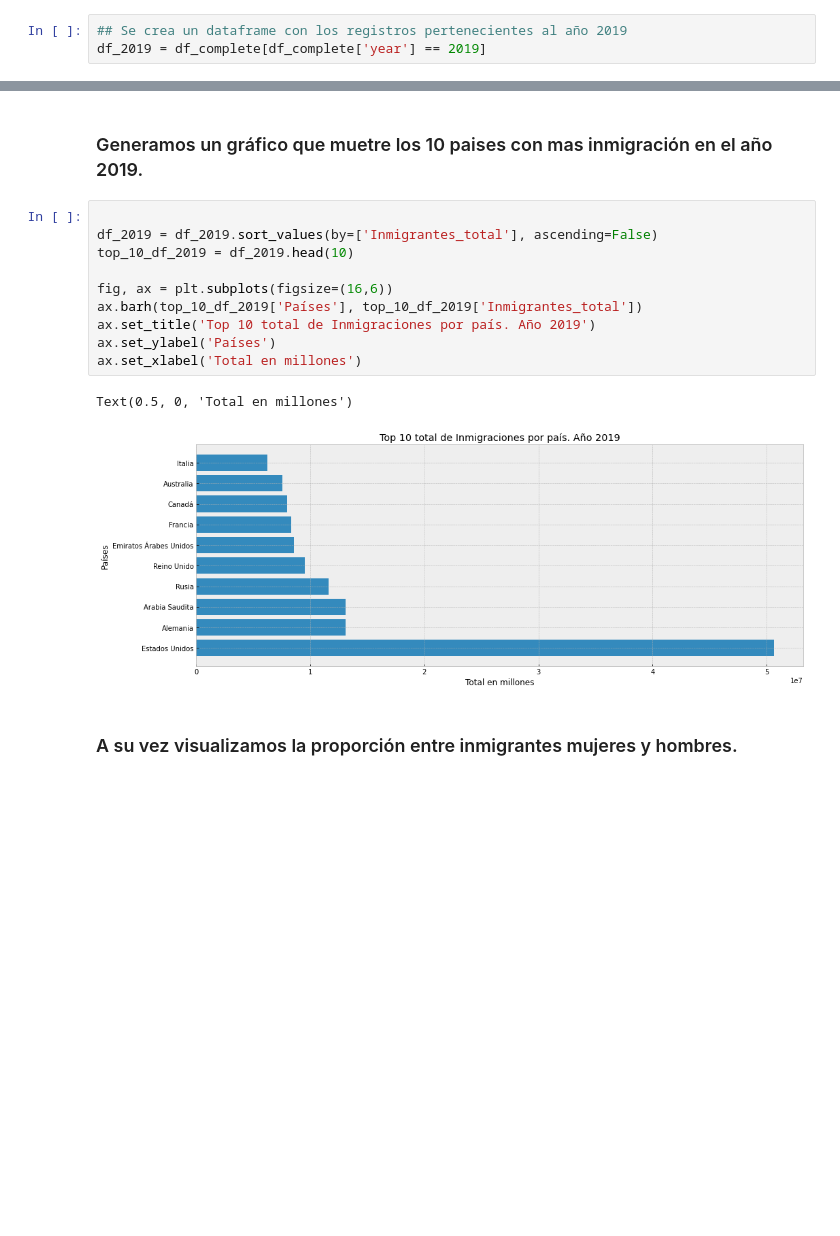
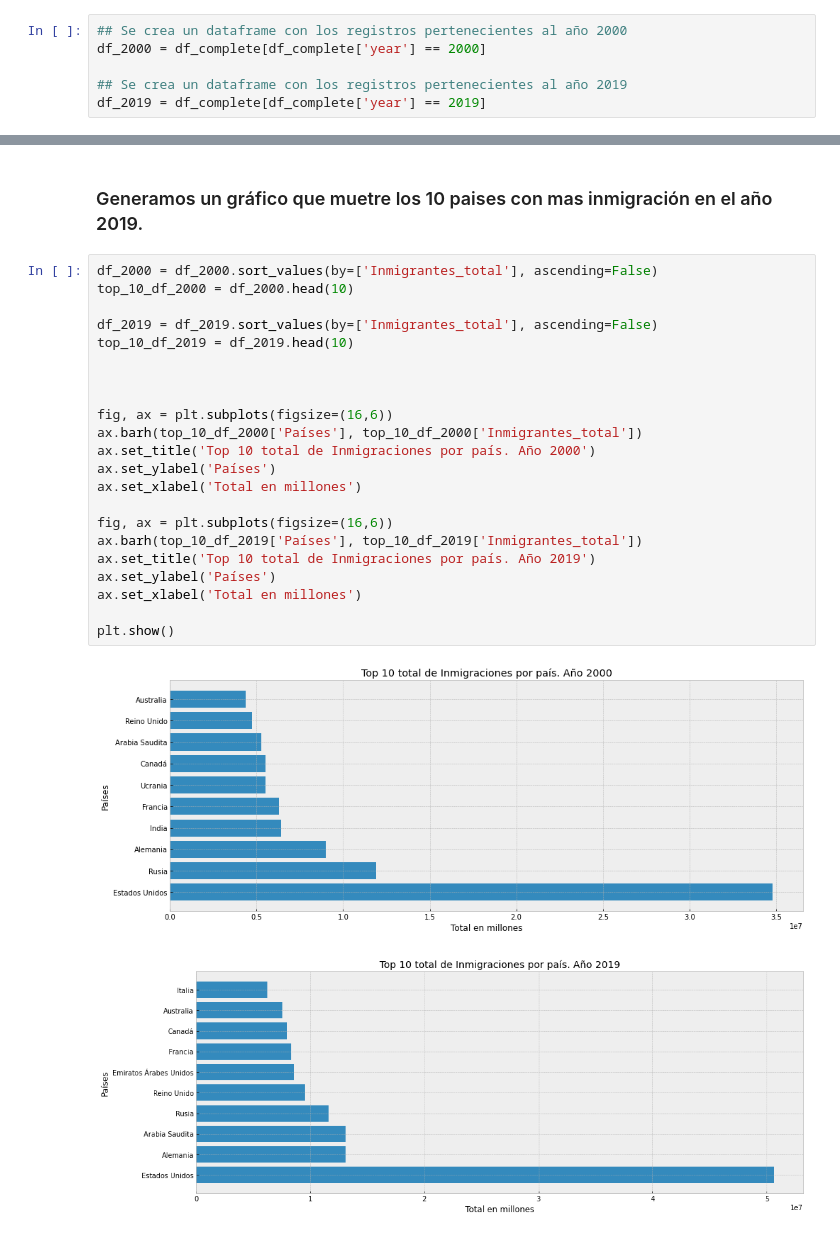
Before and after one commit to ispc-programador2022/TSSSM5, a Jupyter notebook: Scraping/Informe.ipynb, the cells around one changed output, grey strips where cells are left out. Cells and saved outputs as stored; diff of their text form; blank space fills up the shorter version.

```diff
--- a/Scraping/Informe.ipynb
+++ b/Scraping/Informe.ipynb
@@ -141,4 +128,7 @@ plt.show()
 # %%
+## Se crea un dataframe con los registros pertenecientes al año 2000
+df_2000 = df_complete[df_complete['year'] == 2000]
+
 ## Se crea un dataframe con los registros pertenecientes al año 2019
 df_2019 = df_complete[df_complete['year'] == 2019]
 # %% [markdown]
@@ -150,17 +146,27 @@ df_2019.shape
 # %% [markdown]
 ### Generamos un gráfico que muetre los 10 paises con mas inmigración en el año 2019.
 # %%
+df_2000 = df_2000.sort_values(by=['Inmigrantes_total'], ascending=False)
+top_10_df_2000 = df_2000.head(10)
 
 df_2019 = df_2019.sort_values(by=['Inmigrantes_total'], ascending=False)
 top_10_df_2019 = df_2019.head(10)
+
+
+
+fig, ax = plt.subplots(figsize=(16,6))
+ax.barh(top_10_df_2000['Países'], top_10_df_2000['Inmigrantes_total'])
+ax.set_title('Top 10 total de Inmigraciones por país. Año 2000')
+ax.set_ylabel('Países')
+ax.set_xlabel('Total en millones')
 
 fig, ax = plt.subplots(figsize=(16,6))
 ax.barh(top_10_df_2019['Países'], top_10_df_2019['Inmigrantes_total'])
 ax.set_title('Top 10 total de Inmigraciones por país. Año 2019')
 ax.set_ylabel('Países')
 ax.set_xlabel('Total en millones')
+
+plt.show()
 # %% [output]
-Text(0.5, 0, 'Total en millones')
-[figure, old version]
+[figure, new version]
+[figure, added]
-# %% [markdown]
-### A su vez visualizamos la proporción entre inmigrantes mujeres y hombres.
```
Also changed, not shown: parts of 14 cells of this notebook.
